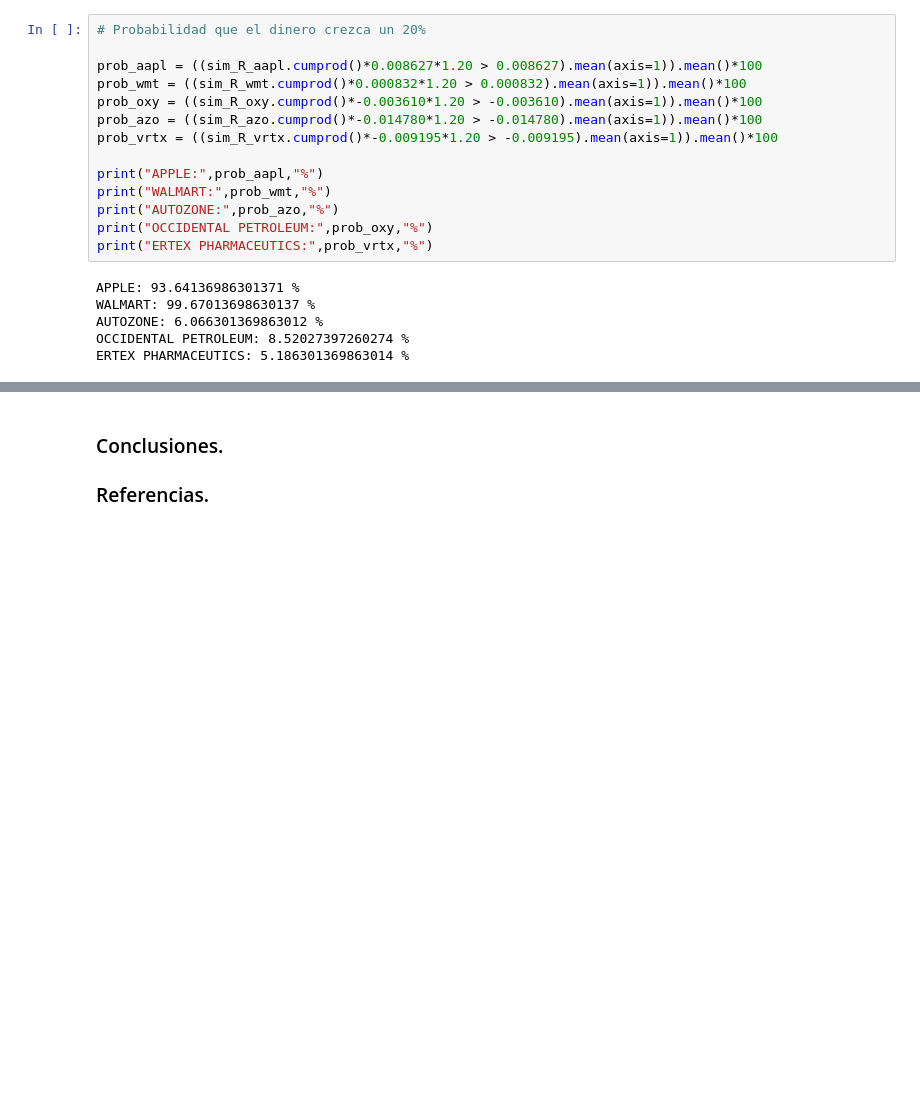
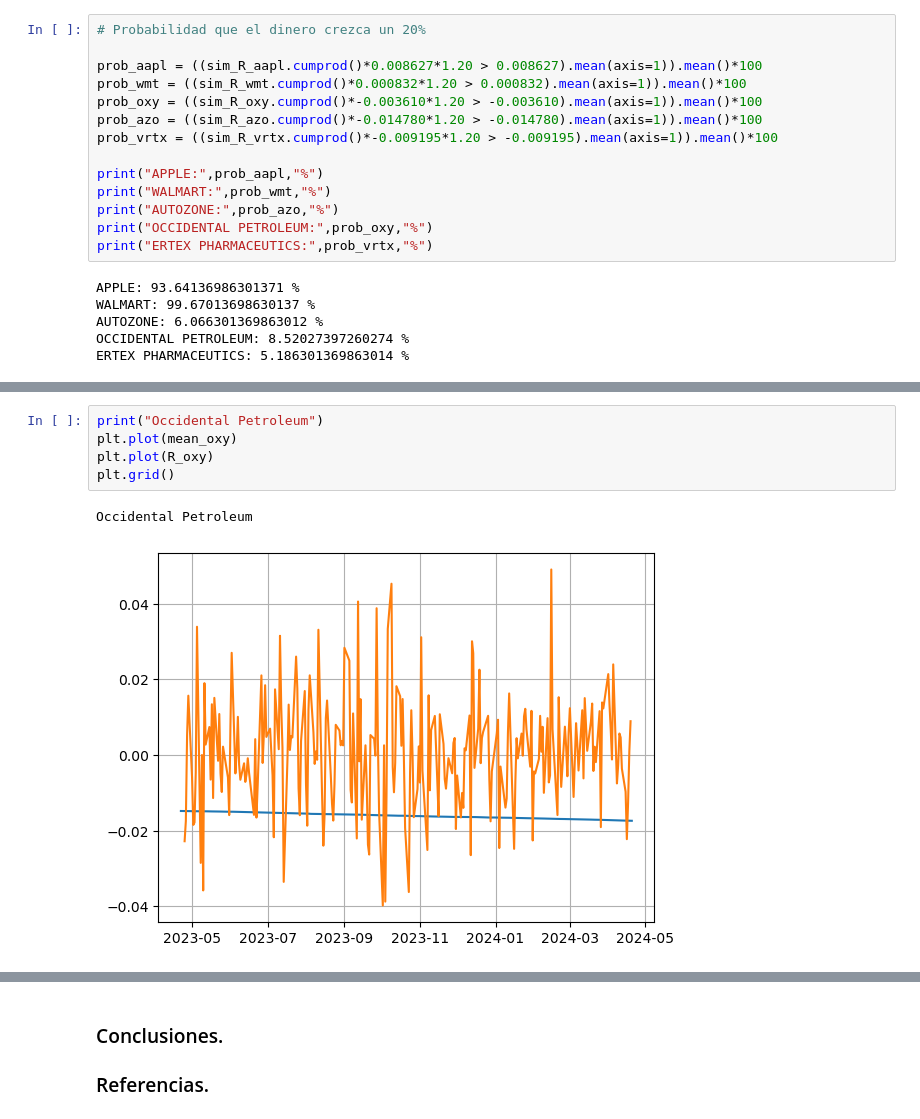
Before and after one commit to NancyWoolrich/Proyecto2-Simulacion, a Jupyter notebook: ProyectoModulo2_RodriguezL_ValenzuelaM_WoolrichN (1).ipynb, the cells around one changed output, grey strips where cells are left out. Cells and saved outputs as stored; diff of their text form; blank space fills up the shorter version.

```diff
--- a/ProyectoModulo2_RodriguezL_ValenzuelaM_WoolrichN (1).ipynb
+++ b/ProyectoModulo2_RodriguezL_ValenzuelaM_WoolrichN (1).ipynb
@@ -449,0 +483,8 @@ ERTEX PHARMACEUTICS: 5.565205479452056 %
+# %%
+print("Occidental Petroleum")
+plt.plot(mean_oxy)
+plt.plot(R_oxy)
+plt.grid()
+# %% [output]
+Occidental Petroleum
+[figure, added]
```
Also changed, not shown: parts of 26 cells of this notebook.
